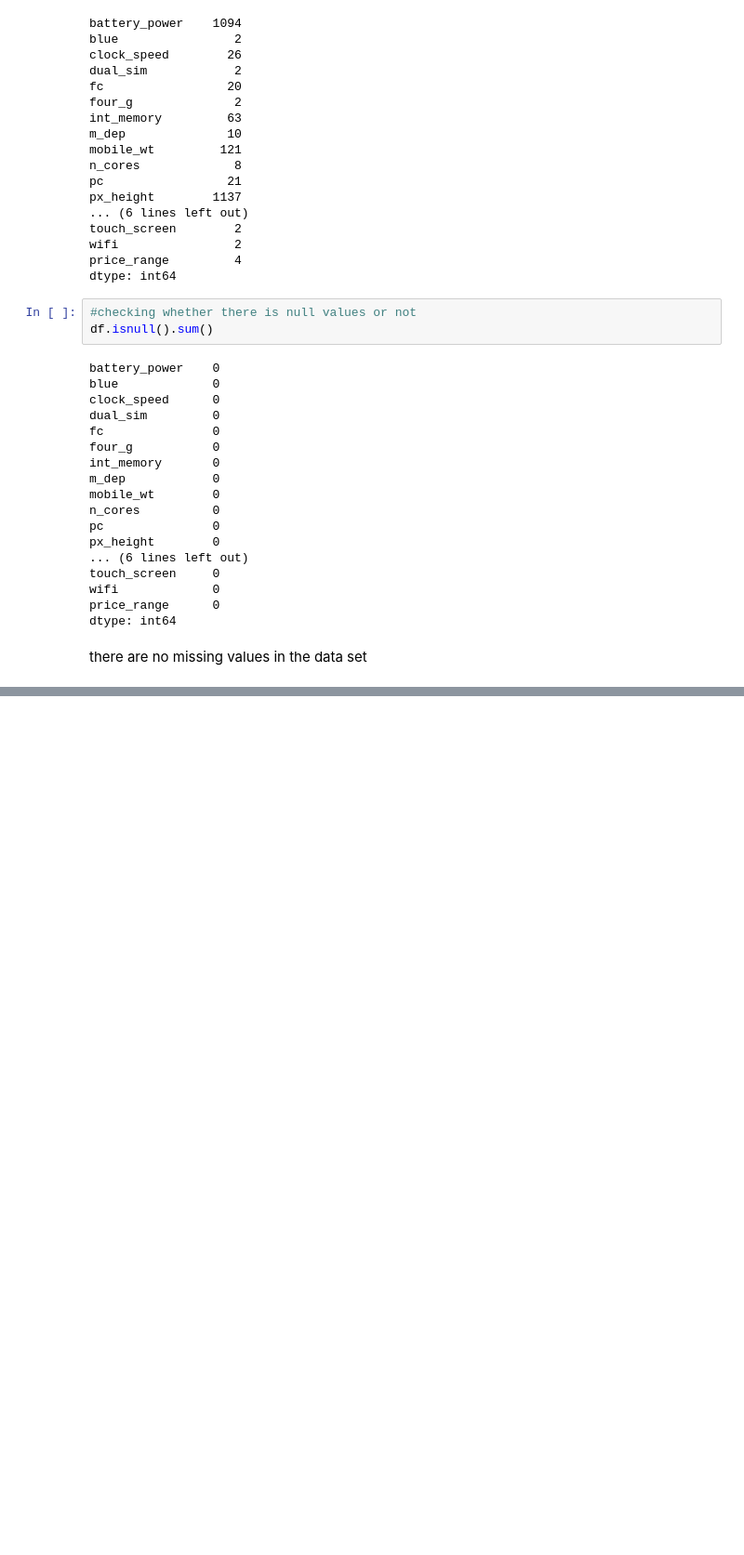
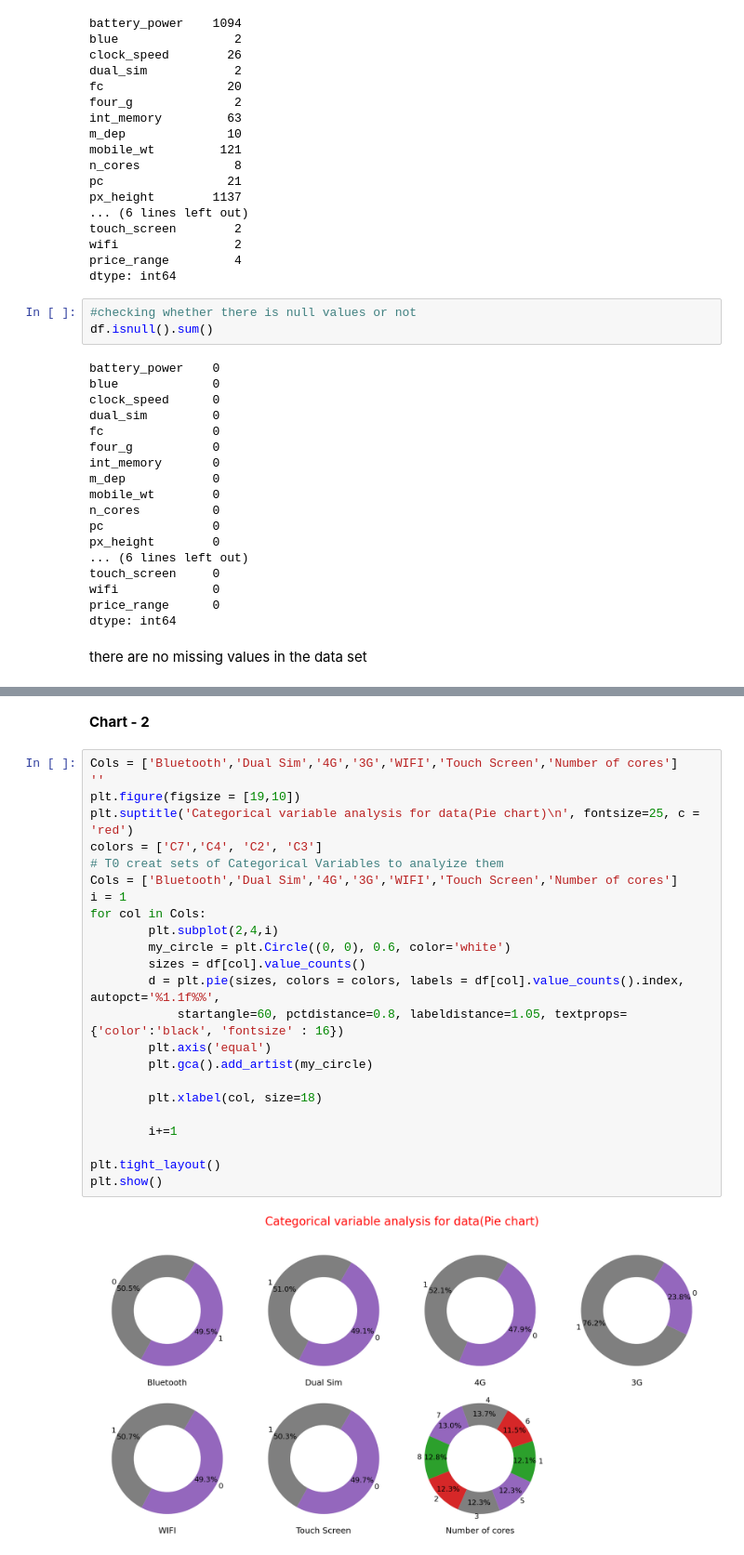
Before and after one commit to atulchune/Mobile-price-range-Prediction, a Jupyter notebook: Mobile_Price_Range_Prediction.ipynb, the cells around one changed output, grey strips where cells are left out. Shown at 93% size. Saved outputs shown, nothing was run; the diff lists cells and outputs as text; blank space fills up the shorter version.

```diff
--- a/Mobile_Price_Range_Prediction.ipynb
+++ b/Mobile_Price_Range_Prediction.ipynb
@@ -245,0 +338,28 @@ there are no missing values in the data set
+# %% [markdown]
+**Chart - 2**
+# %%
+Cols = ['Bluetooth','Dual Sim','4G','3G','WIFI','Touch Screen','Number of cores']
+''
+plt.figure(figsize = [19,10])
+plt.suptitle('Categorical variable analysis for data(Pie chart)\n', fontsize=25, c = 'red')
+colors = ['C7','C4', 'C2', 'C3']
+# T0 creat sets of Categorical Variables to analyize them
+Cols = ['Bluetooth','Dual Sim','4G','3G','WIFI','Touch Screen','Number of cores']
+i = 1
+for col in Cols:
+        plt.subplot(2,4,i)
+        my_circle = plt.Circle((0, 0), 0.6, color='white')
+        sizes = df[col].value_counts()
+        d = plt.pie(sizes, colors = colors, labels = df[col].value_counts().index, autopct='%1.1f%%',
+            startangle=60, pctdistance=0.8, labeldistance=1.05, textprops={'color':'black', 'fontsize' : 16})
+        plt.axis('equal')
+        plt.gca().add_artist(my_circle)
+
+        plt.xlabel(col, size=18)
+
+        i+=1
+
+plt.tight_layout()
+plt.show()
+# %% [output]
+[figure, added]
```
Also changed, not shown: parts of 41 cells of this notebook.
